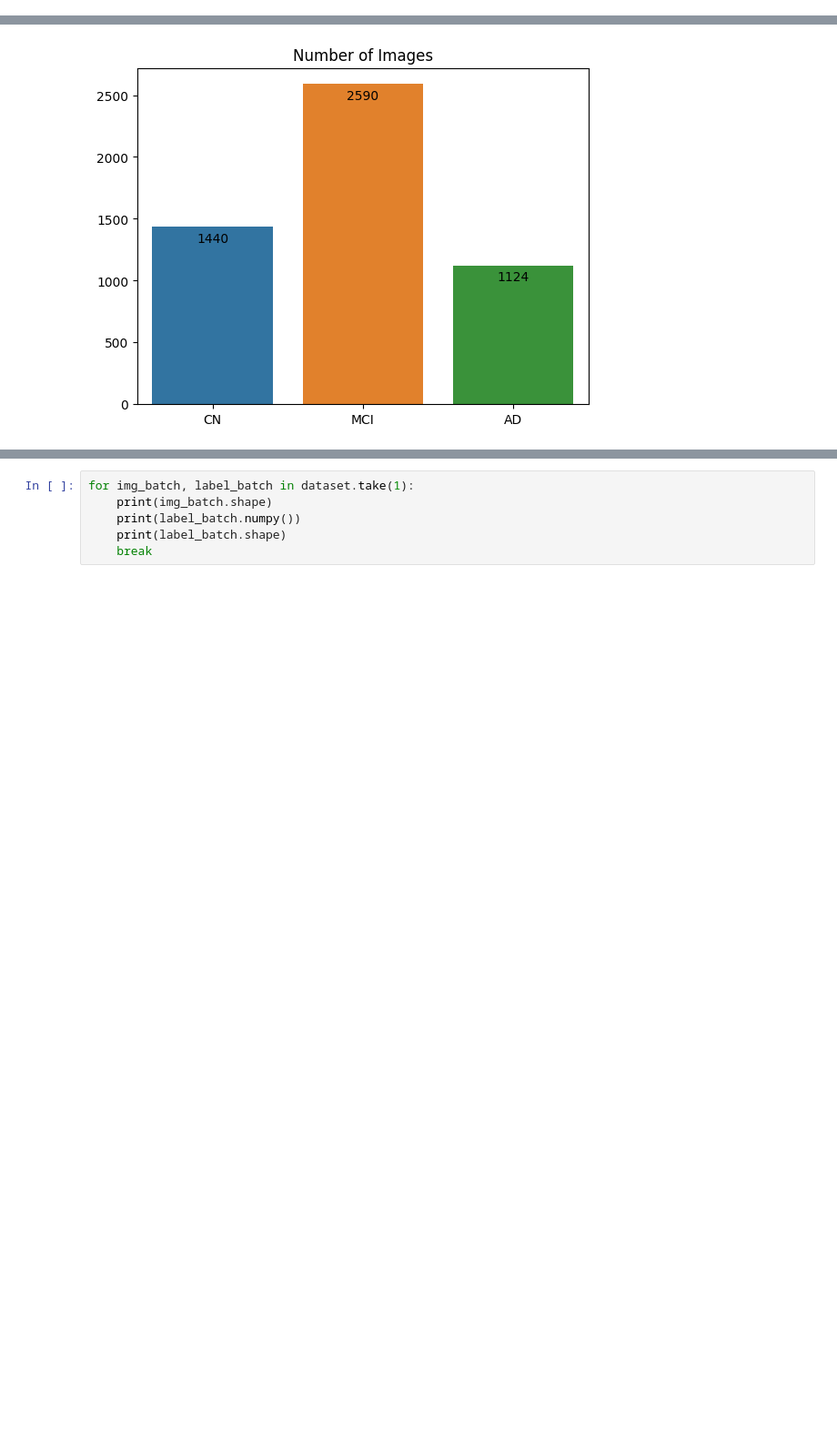
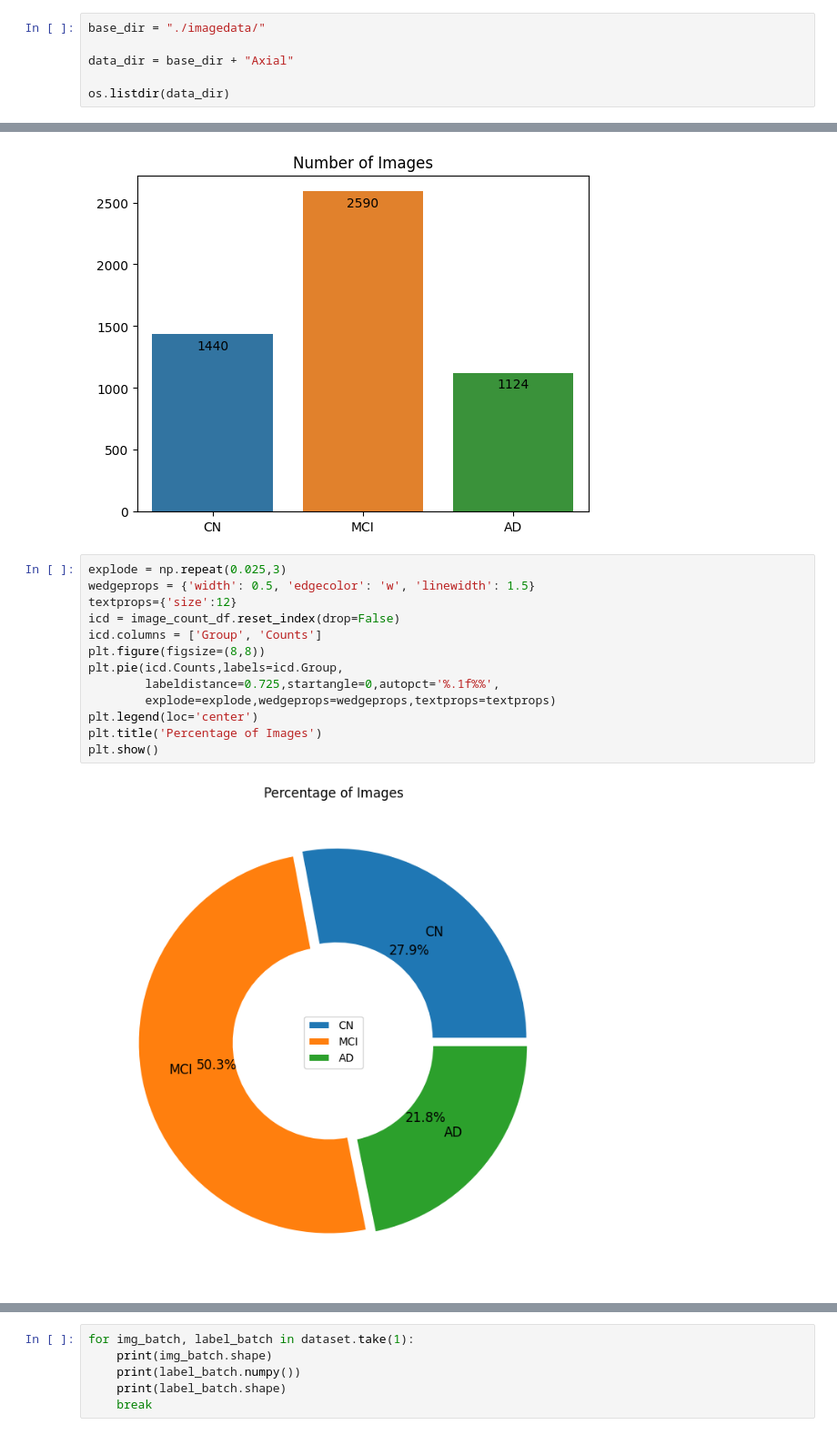
Before and after one commit to BJBRITT82/Alzheimer_MCI-CNN_Classifier, a Jupyter notebook: local ipynb/Part3_2-Plotting_Prediction.ipynb, the cells around one changed output, grey strips where cells are left out. Shown at 91% size. Drawn from its saved outputs; the diff is of its cells as text; blank space fills up the shorter version.

```diff
--- a/local ipynb/Part3_2-Plotting_Prediction.ipynb
+++ b/local ipynb/Part3_2-Plotting_Prediction.ipynb
@@ -24,0 +34,6 @@ os.listdir(data_dir)
+# %%
+base_dir = "./imagedata/"
+
+data_dir = base_dir + "Axial"
+
+os.listdir(data_dir)
@@ -65,3 +91,18 @@ plt.title('Number of Images')
 plt.show()
 # %% [output]
 [figure]
+# %%
+explode = np.repeat(0.025,3)
+wedgeprops = {'width': 0.5, 'edgecolor': 'w', 'linewidth': 1.5}
+textprops={'size':12}
+icd = image_count_df.reset_index(drop=False)
+icd.columns = ['Group', 'Counts']
+plt.figure(figsize=(8,8))
+plt.pie(icd.Counts,labels=icd.Group,
+        labeldistance=0.725,startangle=0,autopct='%.1f%%',
+        explode=explode,wedgeprops=wedgeprops,textprops=textprops)
+plt.legend(loc='center')
+plt.title('Percentage of Images')
+plt.show()
+# %% [output]
+[figure, added]
```
Also changed, not shown: parts of 41 cells of this notebook.
